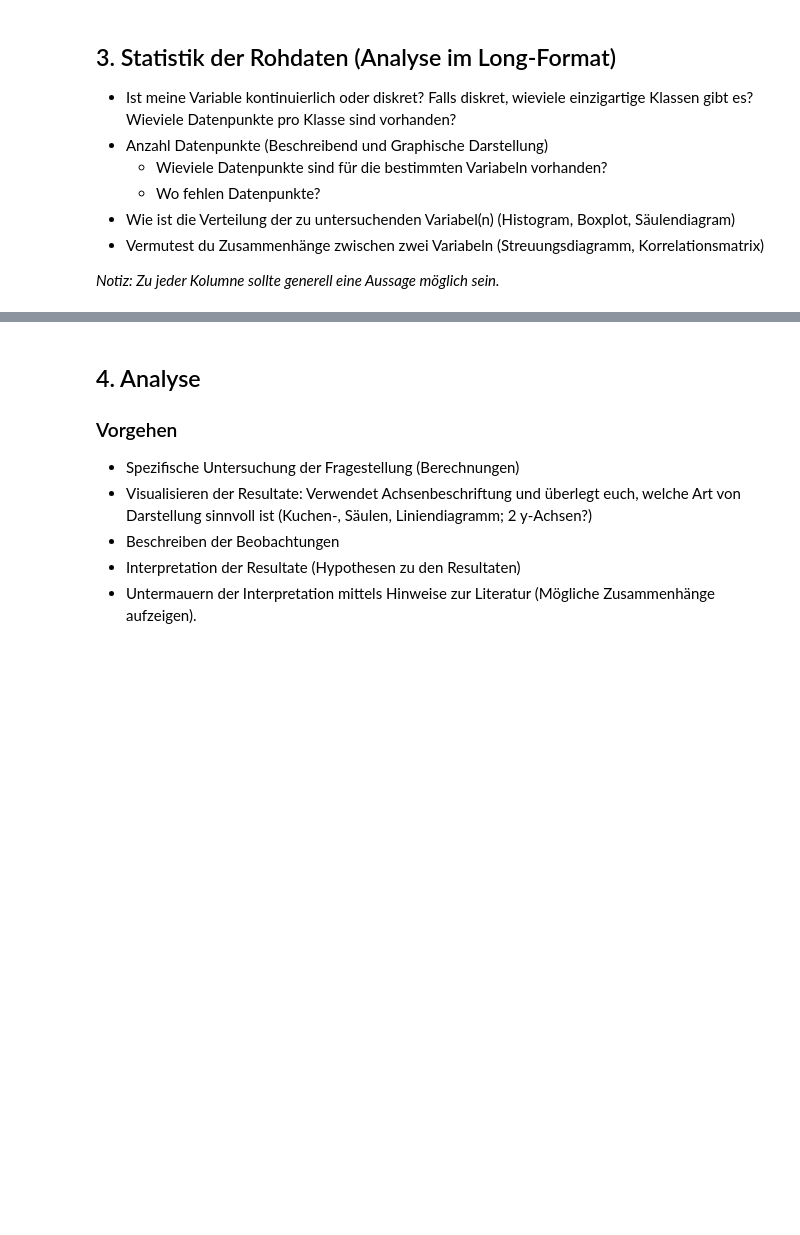
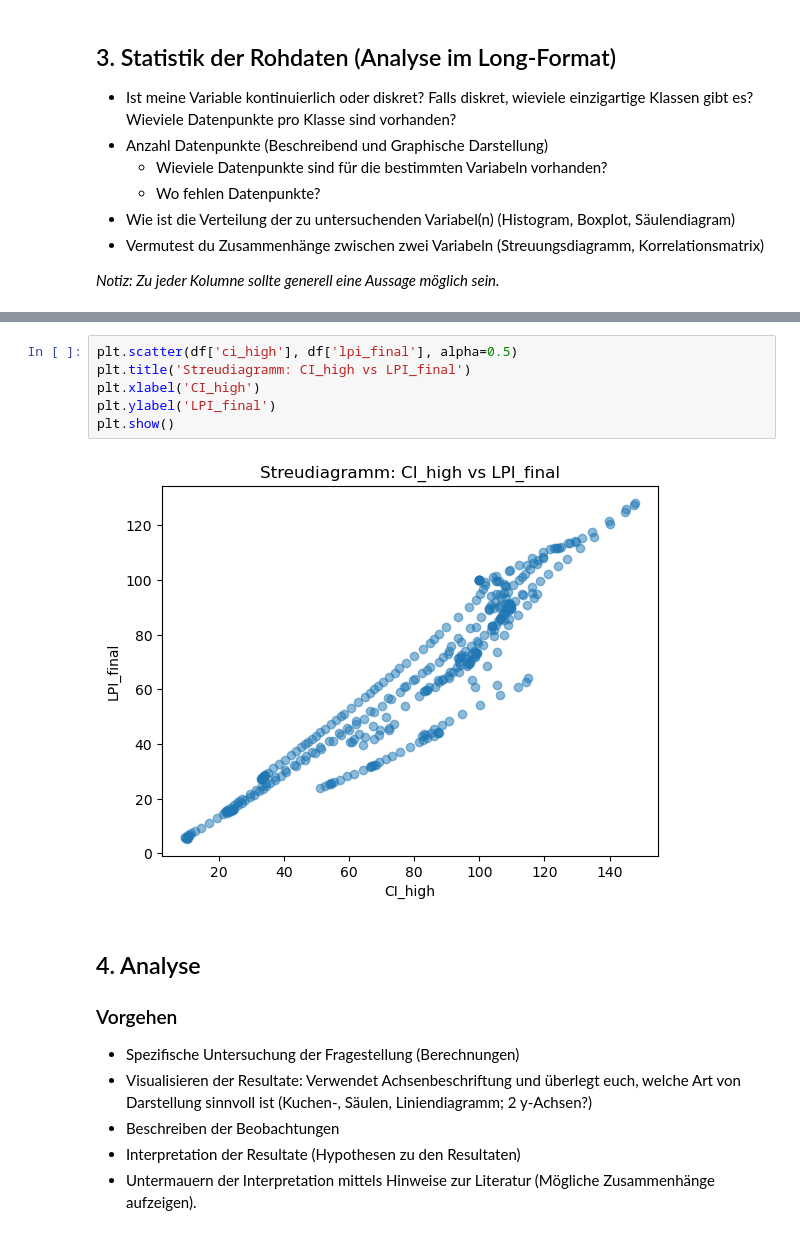
Before and after one commit to WandaSchneid/Leistungsnachweis-2-Informatik, a Jupyter notebook: Grundgerüst_Leistungsnachweis.ipynb, the cells around one changed output, grey strips where cells are left out. Drawn from its saved outputs; the diff is of its cells as text; blank space fills up the shorter version.

```diff
--- a/Grundgerüst_Leistungsnachweis.ipynb
+++ b/Grundgerüst_Leistungsnachweis.ipynb
@@ -164,3 +267,11 @@ df.to_csv('cleaned_living_planet_index.csv', index=False)
+# %%
+plt.scatter(df['ci_high'], df['lpi_final'], alpha=0.5)
+plt.title('Streudiagramm: CI_high vs LPI_final')
+plt.xlabel('CI_high')
+plt.ylabel('LPI_final')
+plt.show()
+# %% [output]
+[figure, added]
 # %% [markdown]
 ## 4. Analyse
 
```
Also changed, not shown: parts of 20 cells of this notebook.
